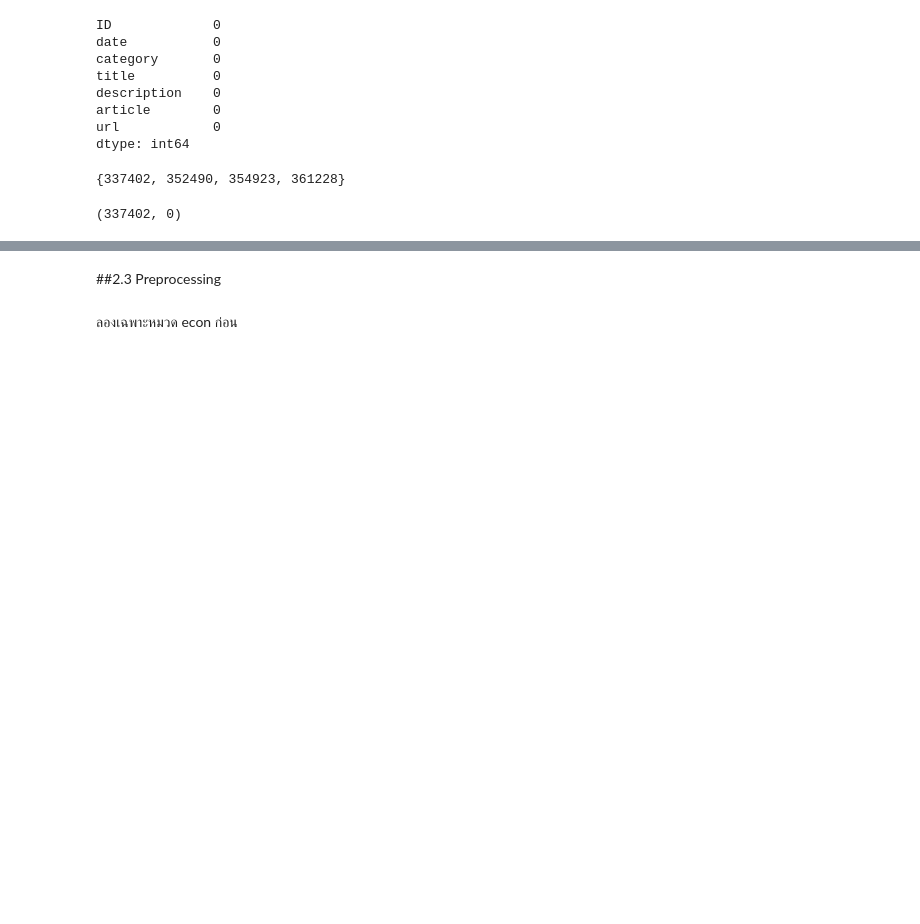
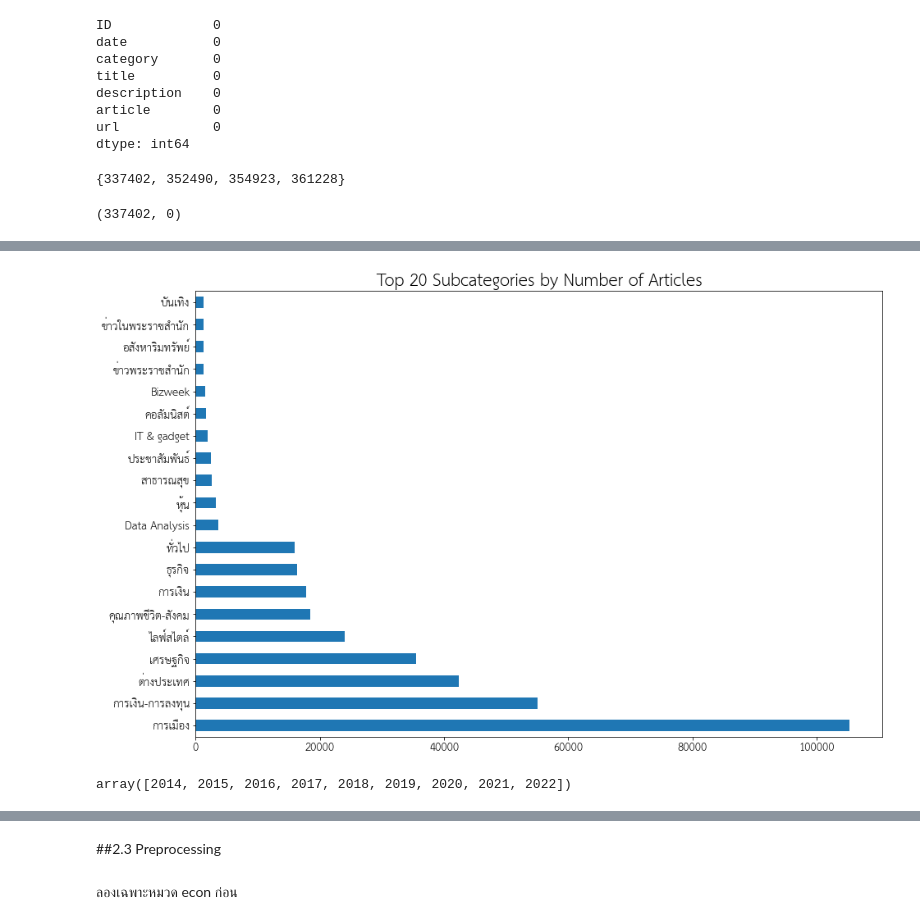
Before and after one commit to pichayaanik/Capstone_PichayaAnik, a Jupyter notebook: Capstone_Project.ipynb, the cells around one changed output, grey strips where cells are left out. Drawn from its saved outputs; the diff is of its cells as text; code cells hidden in the pictures; blank space fills up the shorter version.

```diff
--- a/Capstone_Project.ipynb
+++ b/Capstone_Project.ipynb
@@ -56,3 +64,7 @@ import re
+# %%
+# Set TH Sarabun as default Thai font
+mpl.font_manager.fontManager.addfont('/content/THSarabunNew.ttf')
+mpl.rc('font', family='TH Sarabun New', size=20)
 # %% [markdown]
 ##2.1 Load Datasets
 # %%
@@ -126,0 +167,12 @@ bkkbiz['article'].value_counts().count(), bkkbiz['article'].isnull().sum()
+# %%
+# Top 20 subcategories by number of articles
+plt.figure(figsize=(15,10))
+plt.title('Top 20 Subcategories by Number of Articles', size=30)
+bkkbiz['category'].value_counts().sort_values(ascending=False).head(20).plot(kind='barh');
+# %% [output]
+[figure, added]
+# %%
+# Time released
+bkkbiz['date'].dt.year.unique()
+# %% [output]
+array([2014, 2015, 2016, 2017, 2018, 2019, 2020, 2021, 2022])
```
Also changed, not shown: parts of 57 cells of this notebook.
